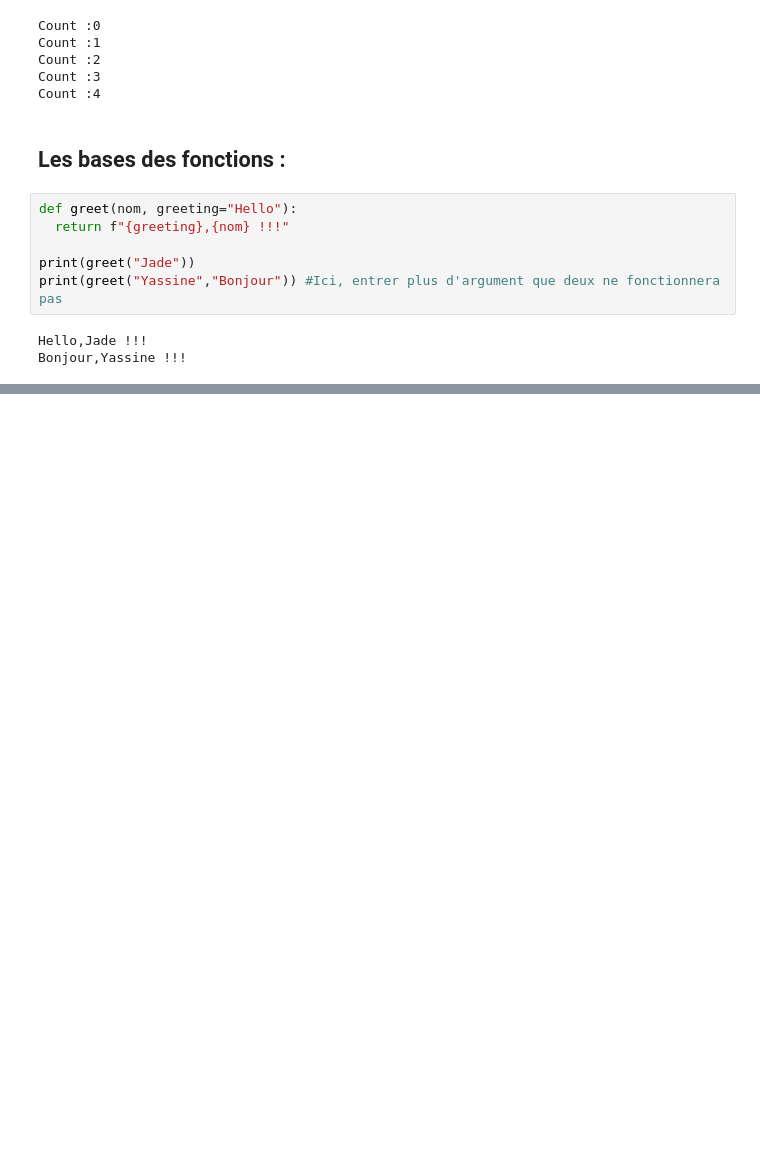
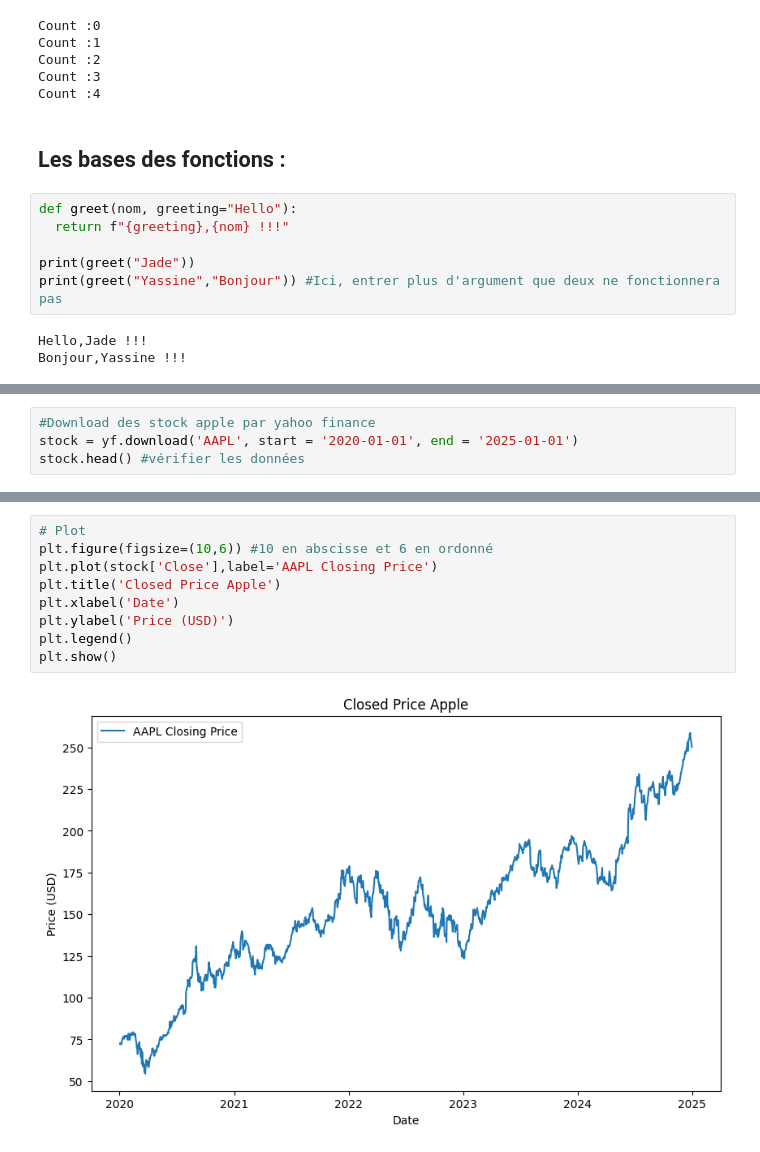
Before and after one commit to Aleqsis/IAE_METZ_DATA_2025_8, a Jupyter notebook: DATA4FUNDS_Group8_DataAnalyze.ipynb, the cells around one changed output, grey strips where cells are left out. Drawn from its saved outputs; the diff is of its cells as text; blank space fills up the shorter version.

```diff
--- a/DATA4FUNDS_Group8_DataAnalyze.ipynb
+++ b/DATA4FUNDS_Group8_DataAnalyze.ipynb
@@ -122,0 +261,4 @@ Bonjour,Yassine !!!
+# %%
+#Download des stock apple par yahoo finance
+stock = yf.download('AAPL', start = '2020-01-01', end = '2025-01-01')
+stock.head() #vérifier les données
@@ -122,0 +275,11 @@ Bonjour,Yassine !!!
+# %%
+# Plot
+plt.figure(figsize=(10,6)) #10 en abscisse et 6 en ordonné
+plt.plot(stock['Close'],label='AAPL Closing Price')
+plt.title('Closed Price Apple')
+plt.xlabel('Date')
+plt.ylabel('Price (USD)')
+plt.legend()
+plt.show()
+# %% [output]
+[figure, added]
```
Also changed, not shown: parts of 36 cells of this notebook.
